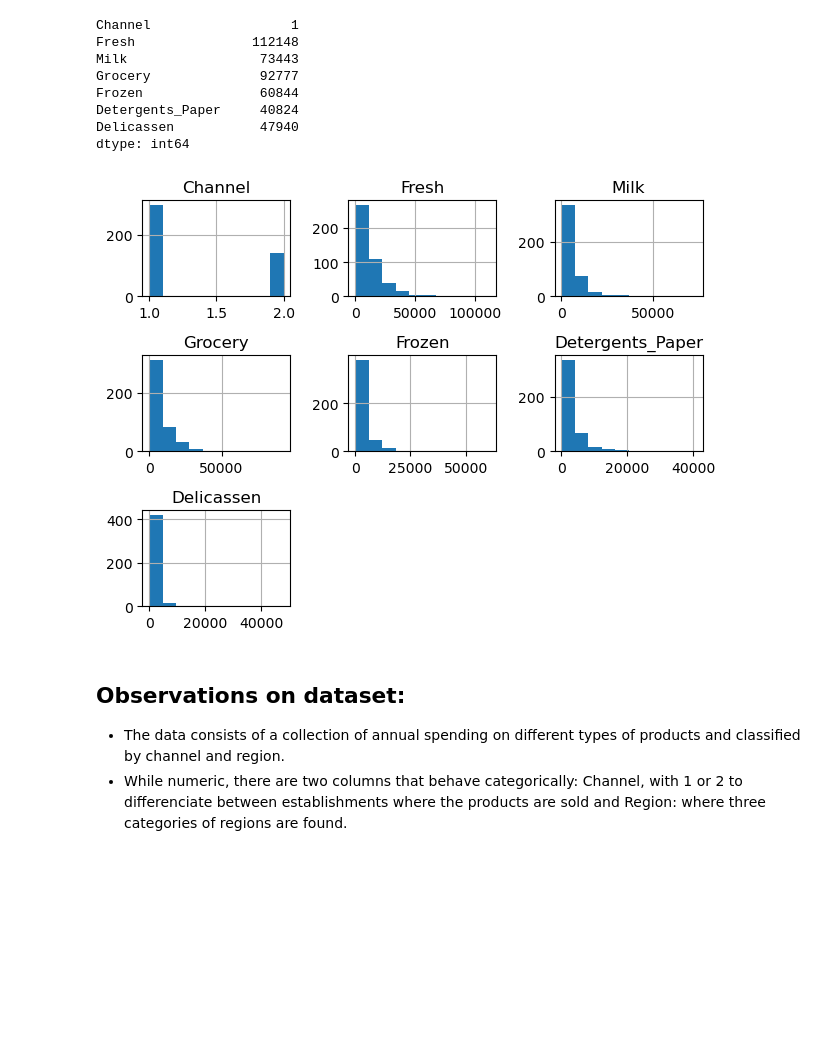
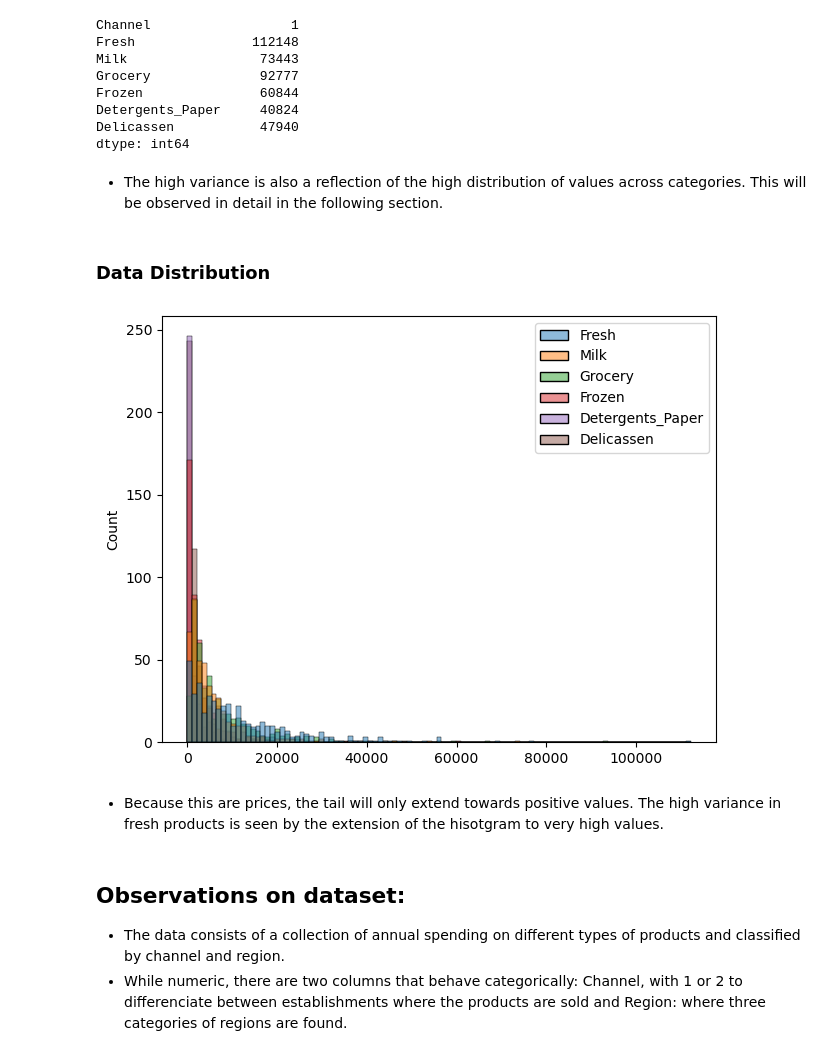
Before and after one commit to ironhack-labs/lab-unsupervised-learning-en, a Jupyter notebook: your-code/main.ipynb, the cells around one changed output. Drawn from its saved outputs; the diff is of its cells as text; code cells hidden in the pictures; blank space fills up the shorter version.

Commit message:
Improved data description

```diff
--- a/your-code/main.ipynb
+++ b/your-code/main.ipynb
@@ -73,0 +116,4 @@ wholesale_customers.metadata["additional_info"]
+# %%
+customers = wholesale_customers.data.features
+customers["Target"] = wholesale_customers.data.targets
+customers
@@ -142,0 +203,5 @@ memory usage: 3.6 KB
+# %%
+#Outliers observed from Boxplot
+continuous_vars = customers.iloc[:,1:7]
+
+sns.boxplot(continuous_vars)
@@ -164,12 +234,19 @@ Frozen               60844
 Detergents_Paper     40824
 Delicassen           47940
 dtype: int64
+# %% [markdown]
+- The high variance is also a reflection of the high distribution of values across categories. This will be observed in detail in the following section.
+# %% [markdown]
+### Data Distribution
 # %%
-X.hist()
+#Data Distribution
+sns.histplot(continuous_vars)
 plt.tight_layout()
 plt.show()
 # %% [output]
-[figure, old version]
+[figure, new version]
+# %% [markdown]
+- Because this are prices, the tail will only extend towards positive values. The high variance in fresh products is seen by the extension of the hisotgram to very high values.
 # %% [markdown]
 ## Observations on dataset:
 - The data consists of a collection of annual spending on different types of products and classified by channel and region.
```
Also changed, not shown: parts of 25 cells of this notebook.
